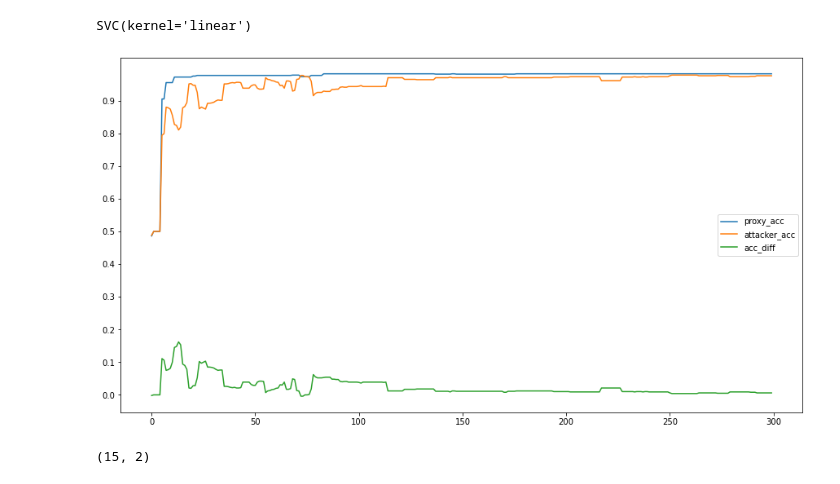
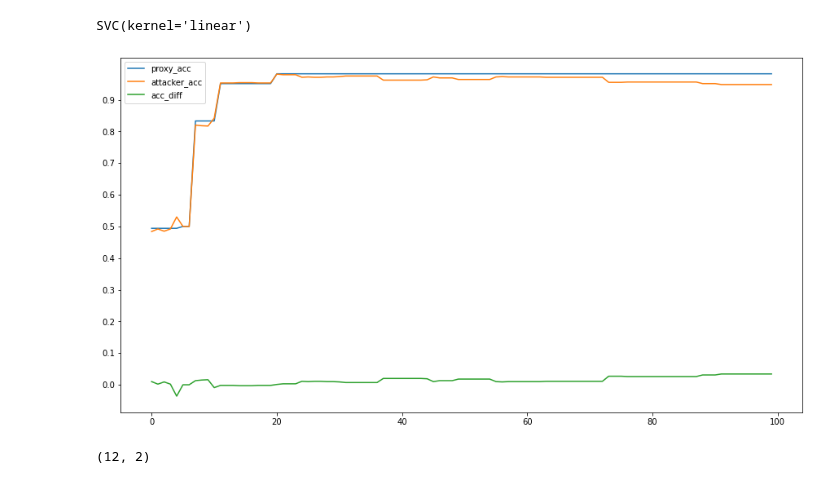
Before and after one commit to jonathanvevance/model_security, a Jupyter notebook: privacy_tests.ipynb, the cells around one changed output. Cells and saved outputs as stored; diff of their text form; code cells hidden in the pictures.

Commit message:
refactored attackers into new file

```diff
--- a/privacy_tests.ipynb
+++ b/privacy_tests.ipynb
@@ -44,7 +45,11 @@ class test_proxy:
             self.attacker_acc = accuracy_score(self.attacker.predict(self.X_val), self.y_val)
 
             proxy.update(x, y)
-            self.proxy_acc = accuracy_score(self.proxy.predict(self.X_val), self.y_val)
+            # self.proxy_acc = accuracy_score(self.proxy.predict(self.X_val), self.y_val)
+            if query == 0:
+                self.proxy_acc = accuracy_score(self.proxy.predict(self.X_val), self.y_val)
+            else:
+                self.proxy_acc = max(self.proxy_acc, accuracy_score(self.proxy.predict(self.X_val), self.y_val))
 
             if self.log:
                 wandb.log({
@@ -80,10 +85,10 @@ plt.plot(X[:, 0][y == 0], X[:, 1][y == 0], 'g^')
 plt.plot(X[:, 0][y == 1], X[:, 1][y == 1], 'bs')
 plt.show()
 
-clf = SVC(kernel = 'linear')
+true_clf = SVC(kernel = 'linear')
 # clf = SGDClassifier()
 # clf = LogisticRegression()
-clf.fit(X, y)
+true_clf.fit(X, y)
 # %% [output]
 [figure]
 SVC(kernel='linear')
@@ -131,12 +95,12 @@ class naive_attacker:
 # %%
-# proxy = online_lssvm()
-proxy = online_svm_qp(0.25) # 1.0 is a good default
-attacker = naive_attacker(clf)
+attacker_clf = LogisticRegression()
+proxy = online_svm_qp(1.0) # 1.0 is a good default
+attacker = naive_attacker(true_clf, attacker_clf)
 naive_test = test_proxy(proxy, attacker, X, y, log = False)
-naive_test.steal(300)
+naive_test.steal(100)
 # %% [output]
-[figure, old version]
+[figure, new version]
 # %%
 proxy.X_retained.shape
 # %% [output]
-(15, 2)
+(12, 2)
```
Also changed, not shown: parts of 2 cells of this notebook, 1 other file.
